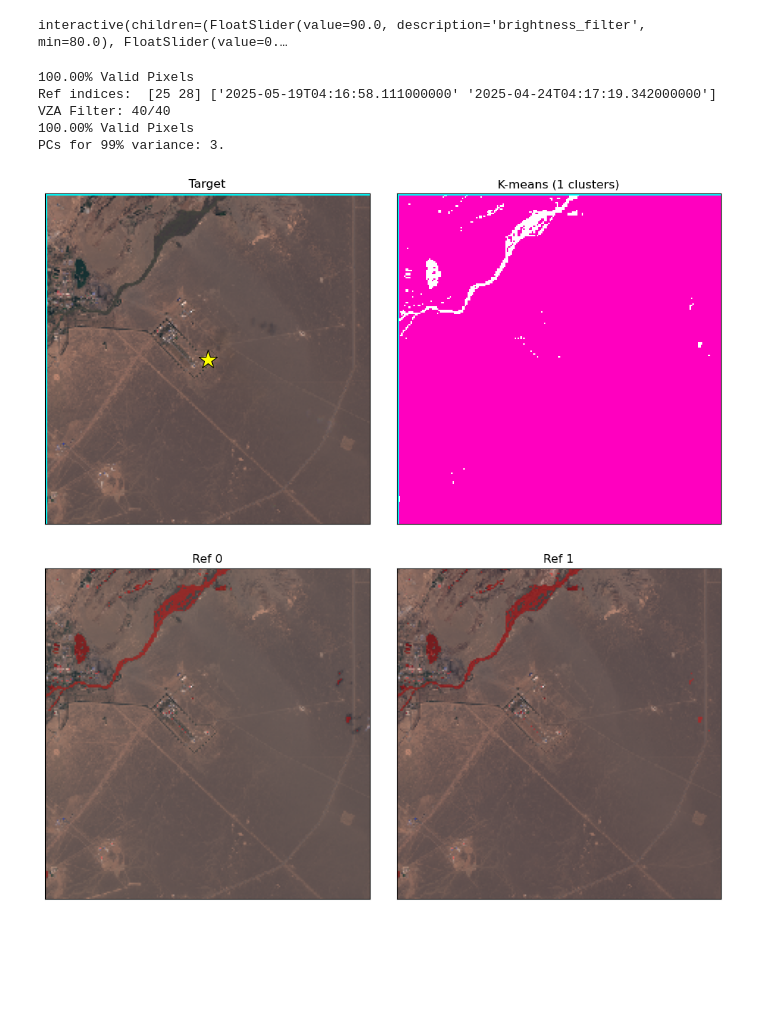
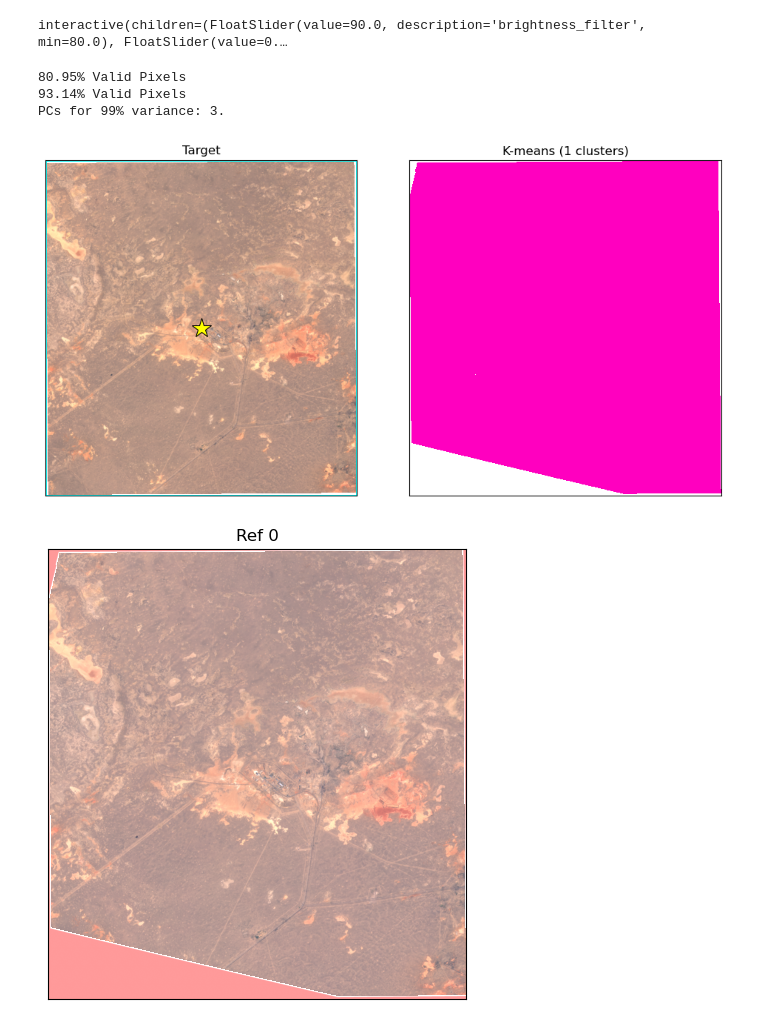
Before and after one commit to cbarker211/Level_1_Retrievals, a Jupyter notebook: no2_retrieval.ipynb, the cells around one changed output. Saved outputs shown, nothing was run; the diff lists cells and outputs as text; code cells hidden in the pictures; blank space fills up the shorter version.

```diff
--- a/no2_retrieval.ipynb
+++ b/no2_retrieval.ipynb
@@ -89,0 +34,5 @@ Grid box is 13.34 × 13.44
+# %%
+# Load data
+platform = "sd"
+site_name = "GIK-5_LC31"
+launch_ind = 0
@@ -354,8 +485,8 @@ def find_refs(mask, number_refs):
 
     # Define the scenes. The launch scenes are already removed from the references when the data is loaded.
 
-    b04_tar  = data_tar["B04"].values[mask] # Valid land pixels only.
-    b04_refs = data_ref["B04"].values[:,mask] # Valid land pixels only.
+    b04_tar  = data_tar["red"].values[mask]   # Valid land pixels only.
+    b04_refs = data_ref["red"].values[:,mask] # Valid land pixels only.
 
     # Normalize so that a scene that's spectrally identical but globally darker now scores ~0.
     tar_norm  = b04_tar / b04_tar.mean()
@@ -647,60 +717,45 @@ def compute_cloudmask(ind_ref, platform):
 # %%
-#############
-# Parameters:
-#############
-
-#   - crop range
-#   - number refs
-#   - number clusters
-#   - sigma x 2
-#   - percentile x 2
-#   - morph structure size
-#   - morph iterations
-
-crop = (0.0,0.8,0.2,0.75)
-crop = (0,1,0,1)
-center_mask = compute_center_mask(crop, data_tar["B01"])
-filters = [100, 0, 0, 0]
-
-number_refs = 2
-n_clusters = 1
-
 # Calculate the valid, crop, and water masks across all refs and target
 valid_mask, water_mask = compute_validland_mask(crop, filters)
 
-# Now find refs with the most similar RMSE (over all valid land pixels)
-ind_ref = find_refs(valid_mask&~water_mask, number_refs=number_refs)
+# For SuperDove, quota limits mean we just use the references either side.
+if platform == "sd":
+    ind_ref = [1]
+
+# For Landsat and Sentinel, find refs with the most similar RMSE (over all valid land pixels)
+else:
+    ind_ref = find_refs(valid_mask&~water_mask, number_refs=number_refs)
+
+target = data_tar[target_band].values                    #         (H, W) - target scene
+refs   = data_ref[target_band].isel(time=ind_ref).values # (N_refs, H, W) - reference scenes
 
 # Now recreate the mask over the target and refs only
 valid_mask, water_mask = compute_validland_mask(crop, filters, ind_ref)
 
 # Calculate the cloud mask (for the targets and chosen refs only, as this takes a while)
-cloud_mask = False
 if cloud_mask:
     cloud_mask = compute_cloudmask(ind_ref, platform) # use omnicloudmask
     if platform == "sn":
         shape = np.shape(valid_mask)
         frac = downscale_local_mean(cloud_mask.astype(float), (6, 6))
         cloud_frac  = frac[:shape[0], :shape[1]]
         cloud_mask = cloud_frac > 0
         valid_mask = valid_mask & (~cloud_mask)
     elif platform == "ls":
         valid_mask = valid_mask & ~cloud_mask
 
 # Split the target into clusters over all valid, non-water, non-cloud pixels.
 mf_clusters = compute_clusters(data_tar, valid_mask&~water_mask, n_clusters)
 
 # Plot.
 initial_plots(~valid_mask&water_mask, mf_clusters, n_clusters, crop)
 plot_refs(ind_ref, valid_mask, water_mask)
 # %% [output]
-100.00% Valid Pixels
-Ref indices:  [25 28] ['2025-05-19T04:16:58.111000000' '2025-04-24T04:17:19.342000000']
-VZA Filter: 40/40
-100.00% Valid Pixels
+80.95% Valid Pixels
+93.14% Valid Pixels
 PCs for 99% variance: 3.
-[figure, old version]
+[figure, new version]
-[figure, old version]
+[figure, new version]
 # %%
 def build_clustered_ref(refs, target, background_mask, mf_clusters, n_clusters,
                         min_pixels=50, fallback_w=None):
```
Also changed, not shown: parts of 14 cells of this notebook, 4 other files.
